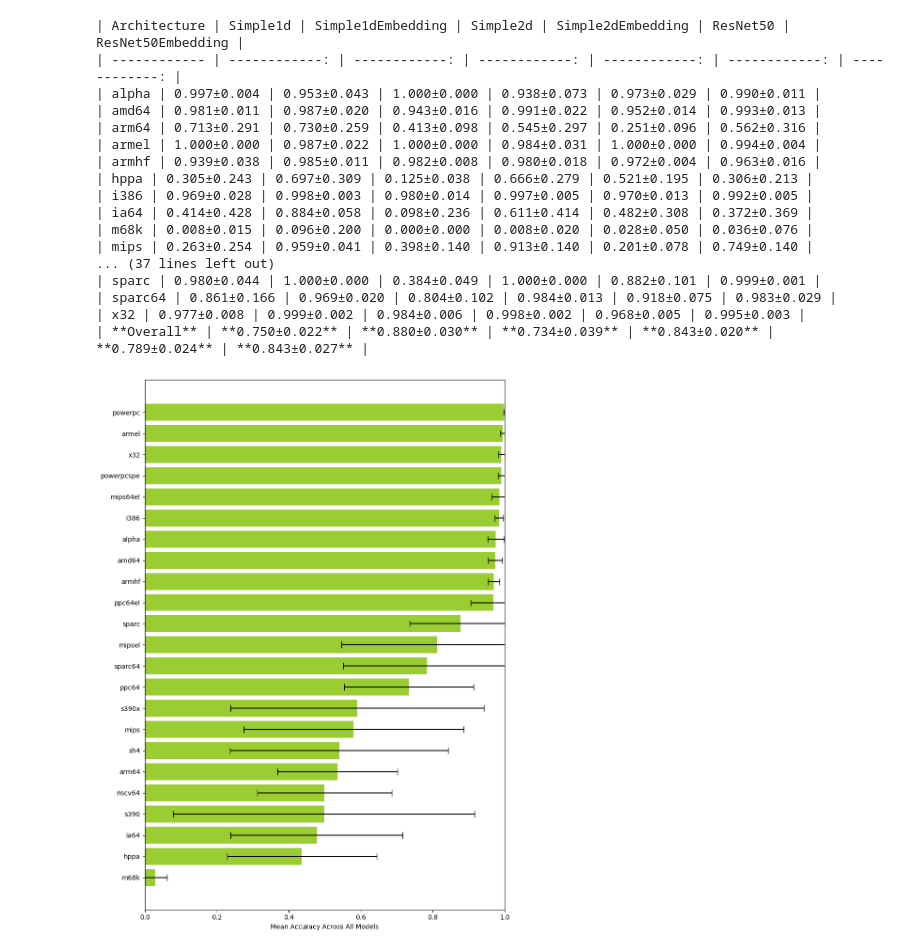
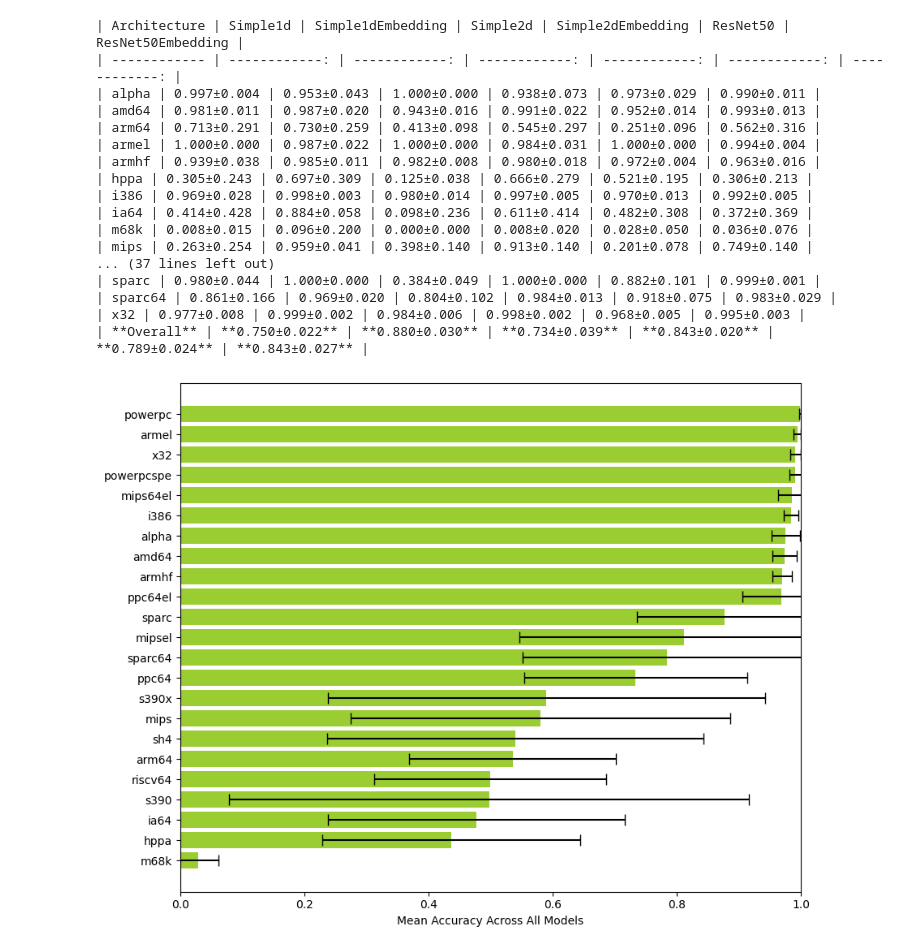
Before and after one commit to mikkelsvartveit/thesis, a Jupyter notebook: masterproject/code/src/analysis/barchart-logo.ipynb, the cells around one changed output. Drawn from its saved outputs; the diff is of its cells as text; code cells hidden in the pictures.

```diff
--- a/masterproject/code/src/analysis/barchart-logo.ipynb
+++ b/masterproject/code/src/analysis/barchart-logo.ipynb
@@ -157,7 +157,7 @@ for target_feature in target_features:
         all_architectures, key=lambda x: arch_means[x], reverse=False
     )
     # Create horizontal bar chart aggregated by architecture
-    plt.figure(figsize=(9, 12))
+    plt.figure(figsize=(9, 7))
     arch_means = []
     arch_stds = []
 
@@ -194,31 +194,31 @@ for target_feature in target_features:
         model_means.append(mean)
         model_accuracies.append(model_accs)
         model_conf_95s.append(conf_95)
         model_labels.append(model.replace("Embedding", "-E"))
 
     model_swarmplot(
         model_names=model_labels,
         model_accuracies=model_accuracies,
         model_95s=model_conf_95s,
         target_feature=target_feature,
         file_name=f"output/logo-{target_feature.replace('_', '').lower()}-by-model.svg",
     )
 # %% [output]
 | Architecture | Simple1d | Simple1dEmbedding | Simple2d | Simple2dEmbedding | ResNet50 | ResNet50Embedding |
 | ------------ | ------------: | ------------: | ------------: | ------------: | ------------: | ------------: |
 | alpha | 0.997±0.004 | 0.953±0.043 | 1.000±0.000 | 0.938±0.073 | 0.973±0.029 | 0.990±0.011 |
 | amd64 | 0.981±0.011 | 0.987±0.020 | 0.943±0.016 | 0.991±0.022 | 0.952±0.014 | 0.993±0.013 |
 | arm64 | 0.713±0.291 | 0.730±0.259 | 0.413±0.098 | 0.545±0.297 | 0.251±0.096 | 0.562±0.316 |
 | armel | 1.000±0.000 | 0.987±0.022 | 1.000±0.000 | 0.984±0.031 | 1.000±0.000 | 0.994±0.004 |
 | armhf | 0.939±0.038 | 0.985±0.011 | 0.982±0.008 | 0.980±0.018 | 0.972±0.004 | 0.963±0.016 |
 | hppa | 0.305±0.243 | 0.697±0.309 | 0.125±0.038 | 0.666±0.279 | 0.521±0.195 | 0.306±0.213 |
 | i386 | 0.969±0.028 | 0.998±0.003 | 0.980±0.014 | 0.997±0.005 | 0.970±0.013 | 0.992±0.005 |
 | ia64 | 0.414±0.428 | 0.884±0.058 | 0.098±0.236 | 0.611±0.414 | 0.482±0.308 | 0.372±0.369 |
 | m68k | 0.008±0.015 | 0.096±0.200 | 0.000±0.000 | 0.008±0.020 | 0.028±0.050 | 0.036±0.076 |
 | mips | 0.263±0.254 | 0.959±0.041 | 0.398±0.140 | 0.913±0.140 | 0.201±0.078 | 0.749±0.140 |
 ... (37 lines left out)
 | sparc | 0.980±0.044 | 1.000±0.000 | 0.384±0.049 | 1.000±0.000 | 0.882±0.101 | 0.999±0.001 |
 | sparc64 | 0.861±0.166 | 0.969±0.020 | 0.804±0.102 | 0.984±0.013 | 0.918±0.075 | 0.983±0.029 |
 | x32 | 0.977±0.008 | 0.999±0.002 | 0.984±0.006 | 0.998±0.002 | 0.968±0.005 | 0.995±0.003 |
 | **Overall** | **0.750±0.022** | **0.880±0.030** | **0.734±0.039** | **0.843±0.020** | **0.789±0.024** | **0.843±0.027** |
-[figure, old version]
+[figure, new version]
```
Also changed, not shown: parts of 1 cell of this notebook, 28 other files.
